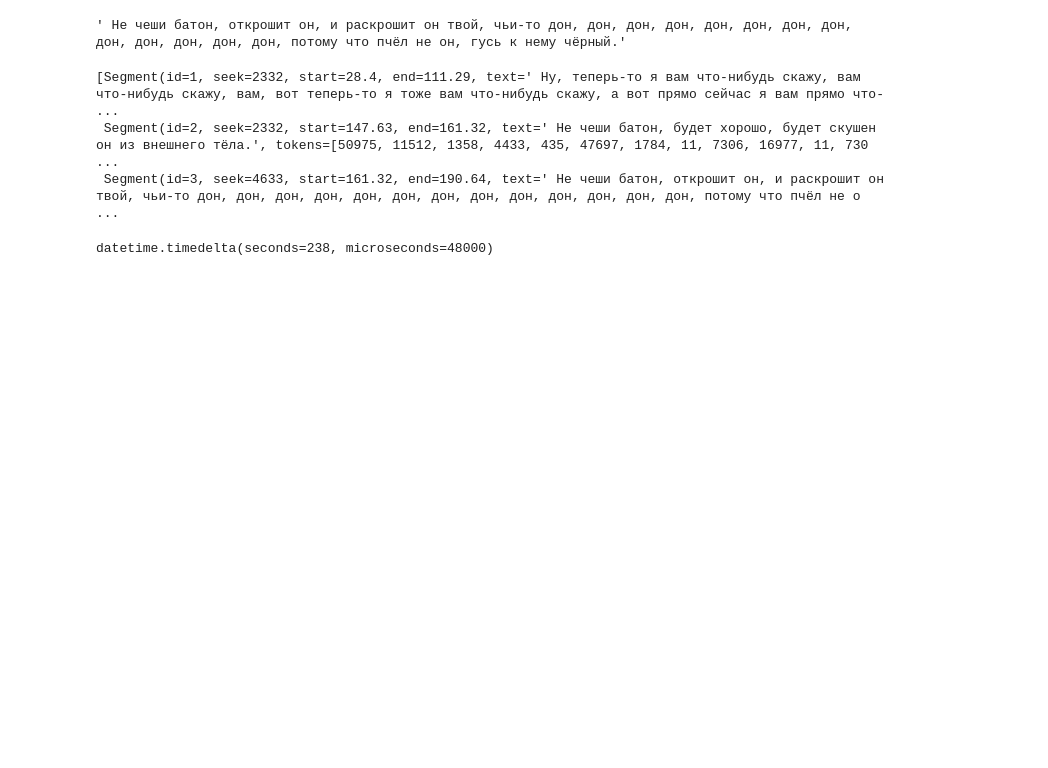
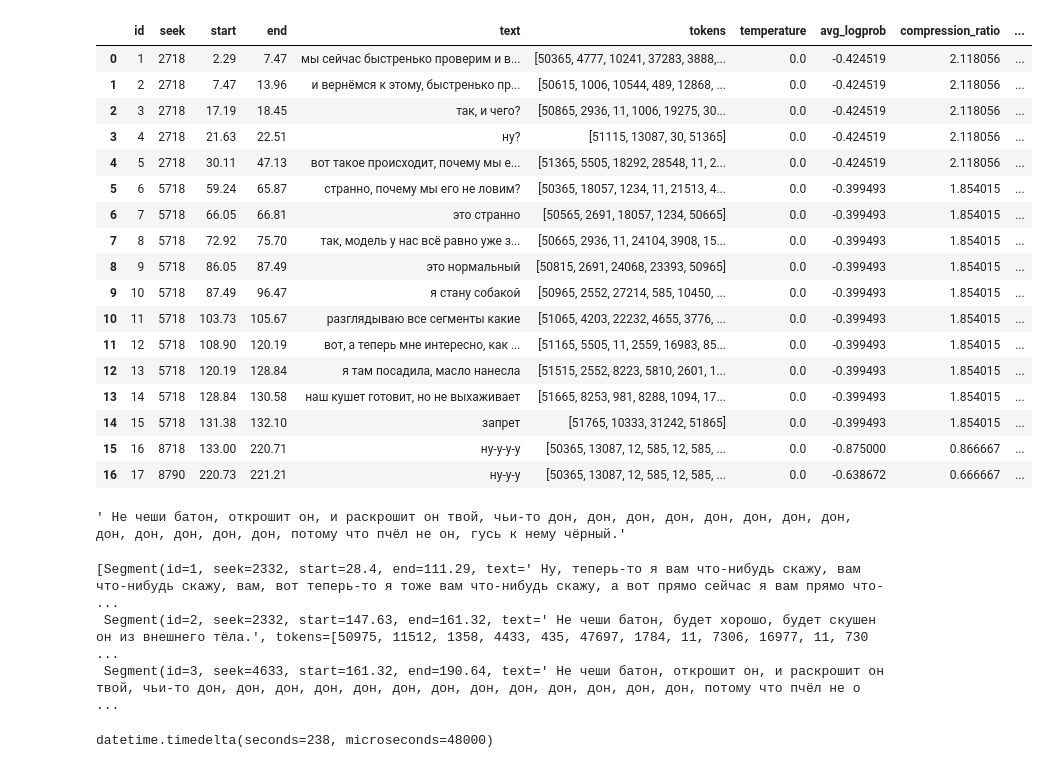
Before and after one commit to Vexa-ai/vexa-transcription-service, a Jupyter notebook: transcribetests.ipynb, the cells around one changed output. Saved outputs shown, nothing was run; the diff lists cells and outputs as text; code cells hidden in the pictures; blank space fills up the shorter version.

```diff
--- a/transcribetests.ipynb
+++ b/transcribetests.ipynb
@@ -33,3 +29,5 @@ meeting_id
+# %%
+meeting_id = 'jrw-mdph-usx'
 # %%
 meeting = Meeting(redis_client, meeting_id)
 await meeting.load_from_redis()
@@ -67,0 +68,2 @@ model = WhisperModel(model_size, device="cuda", compute_type="float16")
+# %%
+segments = list(segments)
@@ -68 +80,24 @@ model = WhisperModel(model_size, device="cuda", compute_type="float16")
+# %%
+df = pd.DataFrame(segments)
+# %%
+df
+# %% [output]
+|  | id | seek | start | end | text | tokens | temperature | avg_logprob | compression_ratio | ... |
+| 0 | 1 | 2718 | 2.29 | 7.47 | мы сейчас быстренько проверим и в... | [50365, 4777, 10241, 37283, 3888,... | 0.0 | -0.424519 | 2.118056 | ... |
+| 1 | 2 | 2718 | 7.47 | 13.96 | и вернёмся к этому, быстренько пр... | [50615, 1006, 10544, 489, 12868, ... | 0.0 | -0.424519 | 2.118056 | ... |
+| 2 | 3 | 2718 | 17.19 | 18.45 | так, и чего? | [50865, 2936, 11, 1006, 19275, 30... | 0.0 | -0.424519 | 2.118056 | ... |
+| 3 | 4 | 2718 | 21.63 | 22.51 | ну? | [51115, 13087, 30, 51365] | 0.0 | -0.424519 | 2.118056 | ... |
+| 4 | 5 | 2718 | 30.11 | 47.13 | вот такое происходит, почему мы е... | [51365, 5505, 18292, 28548, 11, 2... | 0.0 | -0.424519 | 2.118056 | ... |
+| 5 | 6 | 5718 | 59.24 | 65.87 | странно, почему мы его не ловим? | [50365, 18057, 1234, 11, 21513, 4... | 0.0 | -0.399493 | 1.854015 | ... |
+| 6 | 7 | 5718 | 66.05 | 66.81 | это странно | [50565, 2691, 18057, 1234, 50665] | 0.0 | -0.399493 | 1.854015 | ... |
+| 7 | 8 | 5718 | 72.92 | 75.70 | так, модель у нас всё равно уже з... | [50665, 2936, 11, 24104, 3908, 15... | 0.0 | -0.399493 | 1.854015 | ... |
+| 8 | 9 | 5718 | 86.05 | 87.49 | это нормальный | [50815, 2691, 24068, 23393, 50965] | 0.0 | -0.399493 | 1.854015 | ... |
+| 9 | 10 | 5718 | 87.49 | 96.47 | я стану собакой | [50965, 2552, 27214, 585, 10450, ... | 0.0 | -0.399493 | 1.854015 | ... |
+| 10 | 11 | 5718 | 103.73 | 105.67 | разглядываю все сегменты какие | [51065, 4203, 22232, 4655, 3776, ... | 0.0 | -0.399493 | 1.854015 | ... |
+| 11 | 12 | 5718 | 108.90 | 120.19 | вот, а теперь мне интересно, как ... | [51165, 5505, 11, 2559, 16983, 85... | 0.0 | -0.399493 | 1.854015 | ... |
+| 12 | 13 | 5718 | 120.19 | 128.84 | я там посадила, масло нанесла | [51515, 2552, 8223, 5810, 2601, 1... | 0.0 | -0.399493 | 1.854015 | ... |
+| 13 | 14 | 5718 | 128.84 | 130.58 | наш кушет готовит, но не выхаживает | [51665, 8253, 981, 8288, 1094, 17... | 0.0 | -0.399493 | 1.854015 | ... |
+| 14 | 15 | 5718 | 131.38 | 132.10 | запрет | [51765, 10333, 31242, 51865] | 0.0 | -0.399493 | 1.854015 | ... |
+| 15 | 16 | 8718 | 133.00 | 220.71 | ну-у-у-у | [50365, 13087, 12, 585, 12, 585, ... | 0.0 | -0.875000 | 0.866667 | ... |
+| 16 | 17 | 8790 | 220.73 | 221.21 | ну-у-у | [50365, 13087, 12, 585, 12, 585, ... | 0.0 | -0.638672 | 0.666667 | ... |
 # %%
```
Also changed, not shown: parts of 9 cells of this notebook, 19 other files.
